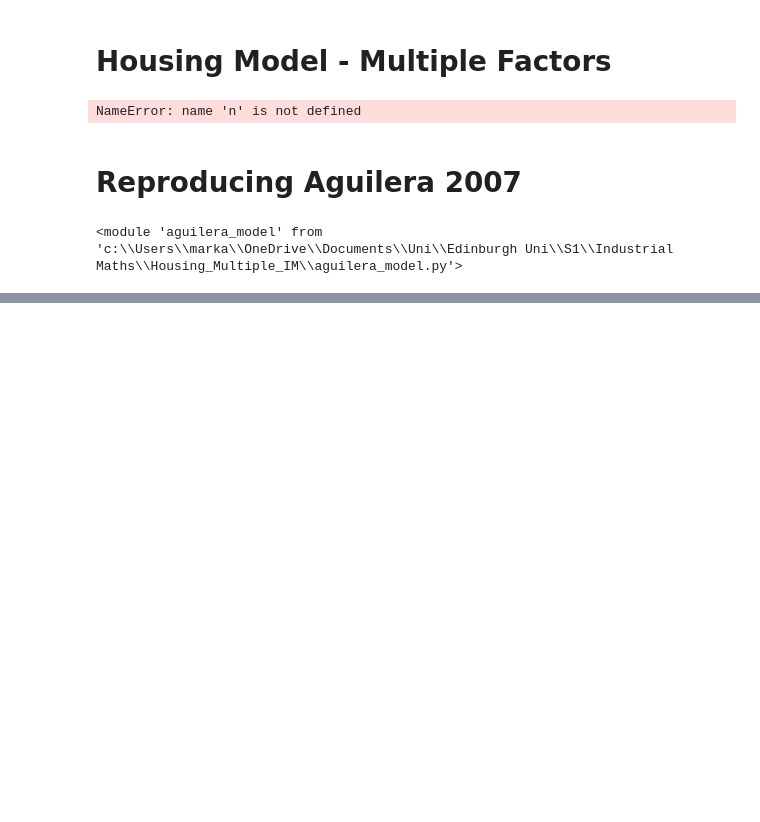
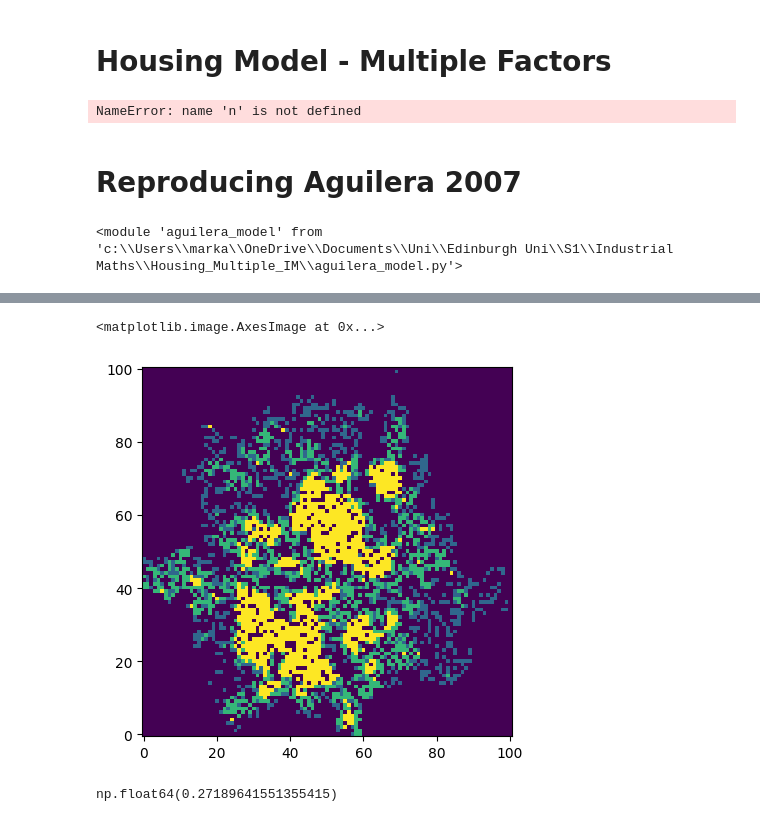
Before and after one commit to markalvaress/Housing_Multiple_IM, a Jupyter notebook: toy_model.ipynb, the cells around one changed output, grey strips where cells are left out. Saved outputs shown, nothing was run; the diff lists cells and outputs as text; code cells hidden in the pictures; blank space fills up the shorter version.

```diff
--- a/toy_model.ipynb
+++ b/toy_model.ipynb
@@ -190,0 +224,32 @@ plt.show()
+# %%
+hp_array = house_grid[house_grid > -1]
+percentile_33 = np.percentile(hp_array, 33.3)
+percentile_67 = np.percentile(hp_array, 66.7)
+
+hp_matrix_binned = np.ones_like(house_grid)
+m,n = hp_matrix_binned.shape
+for i in range(m):
+    for j in range(n):
+        price = house_grid[i,j]
+        if price != -1:
+            if price <= percentile_33:
+                hp_matrix_binned[i,j] = 2
+            elif price <= percentile_67:
+                hp_matrix_binned[i,j] = 3
+            else:
+                hp_matrix_binned[i,j] = 4
+
+
+plt.imshow(hp_matrix_binned, origin = 'lower')
+# %% [output]
+<matplotlib.image.AxesImage at 0x...>
+[figure, added]
+# %%
+with open("london_exp_entropy.txt") as f:
+    expected_entropy = float(f.read())
+
+# Calc London segregation index
+london_sp_seg = spseg.spatial_segregation(hp_matrix_binned, expected_entropy)
+london_sp_seg
+# %% [output]
+np.float64(0.27189641551355415)
```
Also changed, not shown: parts of 8 cells of this notebook, 2 other files.
